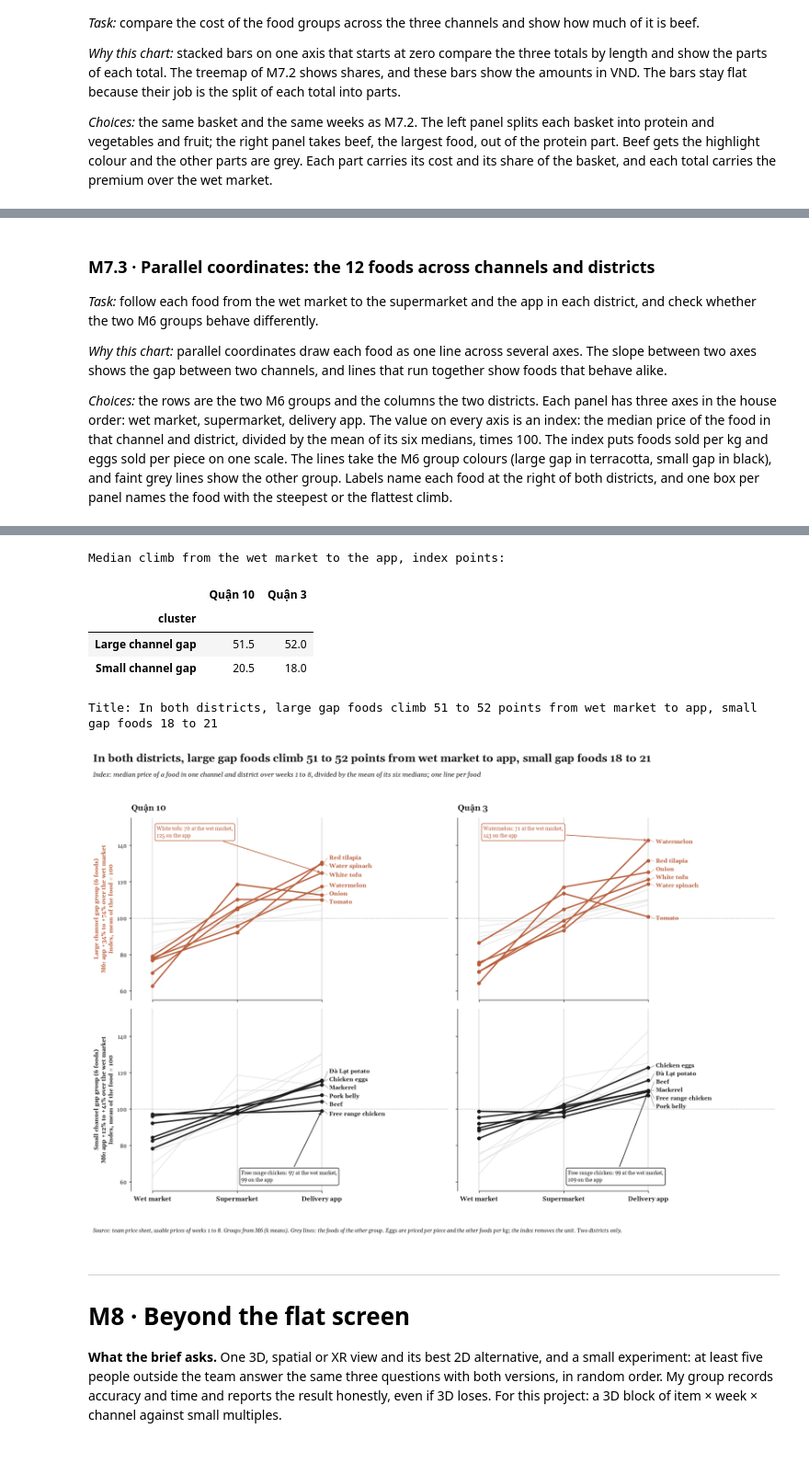
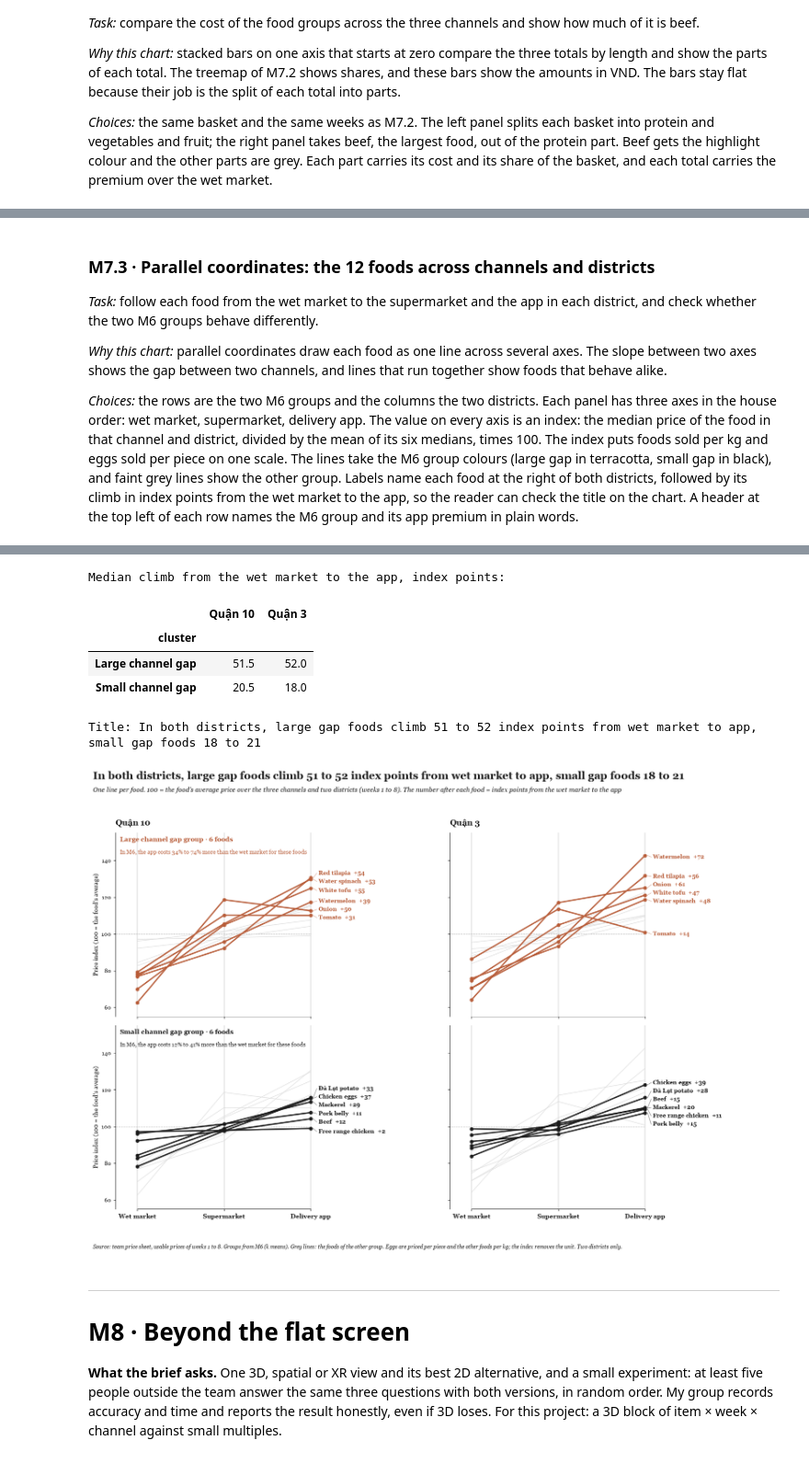
Before and after one commit to hwinhwork-dot/DataViz_Final_P10, a Jupyter notebook: notebooks/P10_Final_Team10.ipynb, the cells around one changed output, grey strips where cells are left out. Shown at 92% size. Saved outputs shown, nothing was run; the diff lists cells and outputs as text; code cells hidden in the pictures.

```diff
--- a/notebooks/P10_Final_Team10.ipynb
+++ b/notebooks/P10_Final_Team10.ipynb
@@ -3113,7 +3113,7 @@ Title: Protein foods are 86% to 88% of the basket cost in every channel, beef al
 
 *Why this chart:* parallel coordinates draw each food as one line across several axes. The slope between two axes shows the gap between two channels, and lines that run together show foods that behave alike.
 
-*Choices:* the rows are the two M6 groups and the columns the two districts. Each panel has three axes in the house order: wet market, supermarket, delivery app. The value on every axis is an index: the median price of the food in that channel and district, divided by the mean of its six medians, times 100. The index puts foods sold per kg and eggs sold per piece on one scale. The lines take the M6 group colours (large gap in terracotta, small gap in black), and faint grey lines show the other group. Labels name each food at the right of both districts, and one box per panel names the food with the steepest or the flattest climb.
+*Choices:* the rows are the two M6 groups and the columns the two districts. Each panel has three axes in the house order: wet market, supermarket, delivery app. The value on every axis is an index: the median price of the food in that channel and district, divided by the mean of its six medians, times 100. The index puts foods sold per kg and eggs sold per piece on one scale. The lines take the M6 group colours (large gap in terracotta, small gap in black), and faint grey lines show the other group. Labels name each food at the right of both districts, followed by its climb in index points from the wet market to the app, so the reader can check the title on the chart. A header at the top left of each row names the M6 group and its app premium in plain words.
 # %%
 # M7.3 Parallel coordinates of the 12 foods: one panel per M6 group and district, three channel axes
 # 1. Median price of each food per district and channel over the usable prices of all weeks
@@ -3143,7 +3143,7 @@ def points_txt(values):
 
 g_top, g_rest = groups[0], groups[-1]
 short = {g: g.replace(" channel", "").lower() for g in groups}                # "Large channel gap" -> "large gap"
-pc_head = (f"In both districts, {short[g_top]} foods climb {points_txt(climb_med.loc[g_top])} points "
+pc_head = (f"In both districts, {short[g_top]} foods climb {points_txt(climb_med.loc[g_top])} index points "
            f"from wet market to app, {short[g_rest]} foods {points_txt(climb_med.loc[g_rest])}")
 print("Title:", pc_head)
 
@@ -3177,33 +3177,30 @@ for r, g in enumerate(groups):
         vals = pc_index[d][CHANNEL_ORDER]
         for xv in x_vals:
             ax.axvline(xv, color=LIGHT, linewidth=1.2, zorder=1)
-        ax.axhline(100, color=GREY, linewidth=0.8, linestyle=":", zorder=1)
+        ax.hlines(100, x_vals[0] - 0.25, x_vals[-1], color=GREY, linewidth=0.8, linestyle=":", zorder=1)   # stops before the labels
         for it in others:                            # the other group as faint context
             ax.plot(x_vals, vals.loc[it].values, color=LIGHT, linewidth=1.1, alpha=0.7, zorder=1)
         for it in foods:
             ax.plot(x_vals, vals.loc[it].values, color=colour, linewidth=2.2, marker="o", markersize=5, zorder=3, alpha=0.95)
 
-        # One box per panel: the steepest climb in the first group, the flattest in the other
-        pick = climb.loc[foods, d].idxmax() if r == 0 else climb.loc[foods, d].idxmin()
-        ax.annotate(f"{ITEM_EN[pick]}: {vals.loc[pick, 'Chợ']:.0f} at the wet market,\n{vals.loc[pick, 'App']:.0f} on the app",
-                    xy=(x_vals[-1], vals.loc[pick, "App"]), xytext=(0.05, y_hi - 4) if r == 0 else (1.05, y_lo + 4),
-                    ha="left", va="top" if r == 0 else "bottom",
-                    fontsize=8.8, color=colour, arrowprops=dict(arrowstyle="->", color=colour, lw=1.1),
-                    bbox=dict(boxstyle="round,pad=0.3", facecolor=PAPER, edgecolor=colour, alpha=0.95))
-
-        # Food names at the right of both districts
+        # Food names at the right of both districts, each with its climb from the wet market to the app
         ends = vals.loc[foods, "App"]
         label_y = spread_labels(ends.values, (y_hi - y_lo) * 0.045, y_lo, y_hi)
         for it, y_end, y_lab in zip(ends.index, ends.values, label_y):
             if abs(y_lab - y_end) > 0.3:
                 ax.plot([x_vals[-1] + 0.03, x_vals[-1] + 0.07], [y_end, y_lab], color=colour, alpha=0.5, linewidth=0.8)
-            ax.text(x_vals[-1] + 0.09, y_lab, ITEM_EN[it], va="center", ha="left", fontsize=9.2, fontweight="bold", color=colour)
+            ax.text(x_vals[-1] + 0.09, y_lab, f"{ITEM_EN[it]}  {climb.loc[it, d]:+.0f}", va="center", ha="left",
+                    fontsize=9.2, fontweight="bold", color=colour,
+                    bbox=dict(facecolor=PAPER, edgecolor="none", pad=0.6, alpha=0.85))
         if r == 0:
             ax.set_title(d, fontsize=13, fontweight="bold", pad=12)
-        if c == 0:
+        if c == 0:                                   # row header: the M6 group in plain words, and a short axis label
             lo, hi = app_range.loc[g, "min"], app_range.loc[g, "max"]
-            ax.set_ylabel(f"{g} group ({len(foods)} foods)\nM6: app {lo:+.0%} to {hi:+.0%} over the wet market\nIndex, mean of the food = 100",
-                          fontsize=9.2, fontweight="bold", color=colour)
+            ax.text(-0.2, y_hi - 2, f"{g} group · {len(foods)} foods", ha="left", va="top",
+                    fontsize=10.5, fontweight="bold", color=colour)
+            ax.text(-0.2, y_hi - 9, f"In M6, the app costs {lo:.0%} to {hi:.0%} more than the wet market for these foods",
+                    ha="left", va="top", fontsize=9, color=colour)
+            ax.set_ylabel("Price index (100 = the food's average)", fontsize=9.5)
         ax.set_ylim(y_lo, y_hi)
         ax.set_xlim(-0.25, len(CHANNEL_ORDER) - 0.75 + 1.25)
         ax.spines["bottom"].set_bounds(0, 2)
@@ -3213,36 +3210,37 @@ for ax in axes[1]:
     ax.set_xticklabels([CHANNEL_EN[ch] for ch in CHANNEL_ORDER], fontsize=10, fontweight="bold")
 
 figure_title(fig, pc_head,
-             f"Index: median price of a food in one channel and district over {PERIOD}, divided by the mean of its six medians; one line per food",
+             f"One line per food. 100 = the food's average price over the three channels and two districts ({PERIOD}). "
+             "The number after each food = index points from the wet market to the app",
              y=1.03)
 note(fig, f"Source: team price sheet, usable prices of {PERIOD}. Groups from M6 (k means). Grey lines: the foods of the other group. "
           "Eggs are priced per piece and the other foods per kg; the index removes the unit. Two districts only.",
      y=-0.02)
 fig.tight_layout(rect=[0, 0.02, 1, 0.96])
 save(fig, FIG / "m7_parallel_coords.png")
 plt.show()
 # %% [output]
 |  | food | group | Wet market, Quận 10 | Supermarket, Quận 10 | Delivery app, Quận 10 | ... |
 | item_code |  |  |  |  |  | ... |
 | SP08 | Onion | Large channel gap | 62.6 | 118.6 | 112.6 | ... |
 | SP12 | Red tilapia | Large channel gap | 76.8 | 92.1 | 130.5 | ... |
 | SP04 | Tomato | Large channel gap | 79.1 | 110.2 | 110.1 | ... |
 | SP02 | Water spinach | Large channel gap | 77.0 | 105.5 | 129.8 | ... |
 | SP07 | Watermelon | Large channel gap | 78.1 | 95.7 | 117.3 | ... |
 | SP10 | White tofu | Large channel gap | 69.9 | 104.8 | 124.8 | ... |
 | SP05 | Beef | Small channel gap | 92.2 | 97.5 | 104.2 | ... |
 | SP11 | Chicken eggs | Small channel gap | 78.2 | 97.6 | 115.3 | ... |
 | SP06 | Free range chicken | Small channel gap | 97.1 | 97.9 | 98.9 | ... |
 | SP03 | Mackerel | Small channel gap | 84.3 | 101.3 | 113.4 | ... |
 | SP01 | Pork belly | Small channel gap | 96.1 | 101.3 | 107.6 | ... |
 | SP09 | Đà Lạt potato | Small channel gap | 82.6 | 98.9 | 115.7 | ... |
 Median climb from the wet market to the app, index points:
 |  | Quận 10 | Quận 3 |
 | cluster |  |  |
 | Large channel gap | 51.5 | 52.0 |
 | Small channel gap | 20.5 | 18.0 |
-Title: In both districts, large gap foods climb 51 to 52 points from wet market to app, small gap foods 18 to 21
+Title: In both districts, large gap foods climb 51 to 52 index points from wet market to app, small gap foods 18 to 21
-[figure, old version]
+[figure, new version]
 # %% [markdown]
 ---
 # M8 · Beyond the flat screen
```
Also changed, not shown: parts of 17 cells of this notebook, 4 other files.
